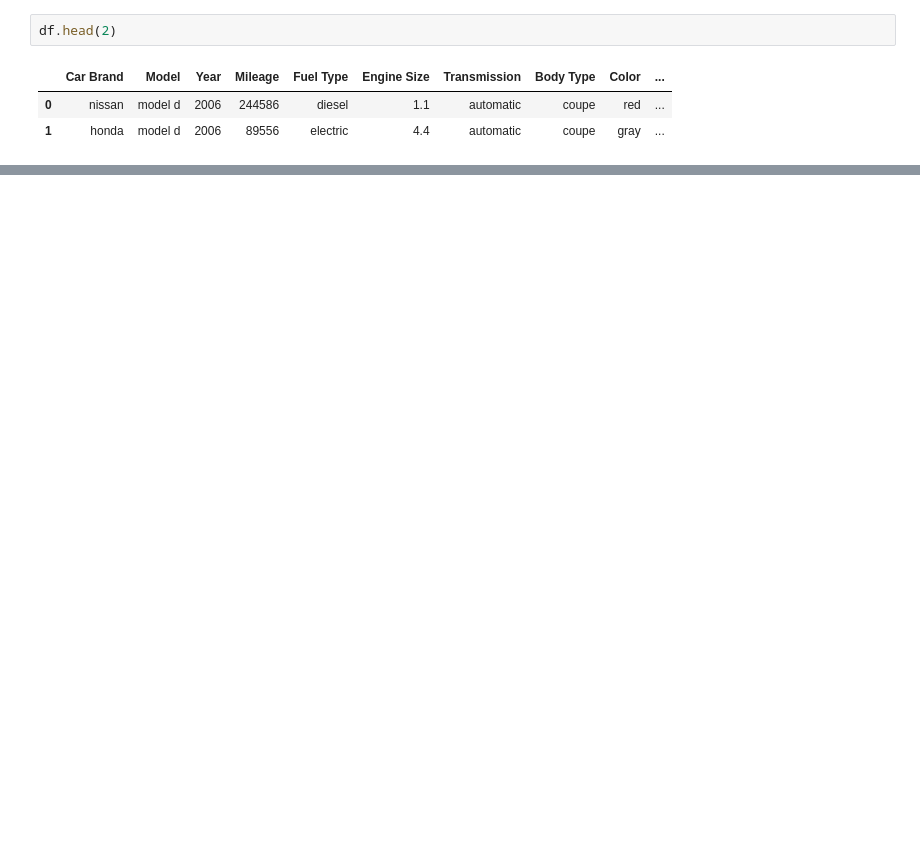
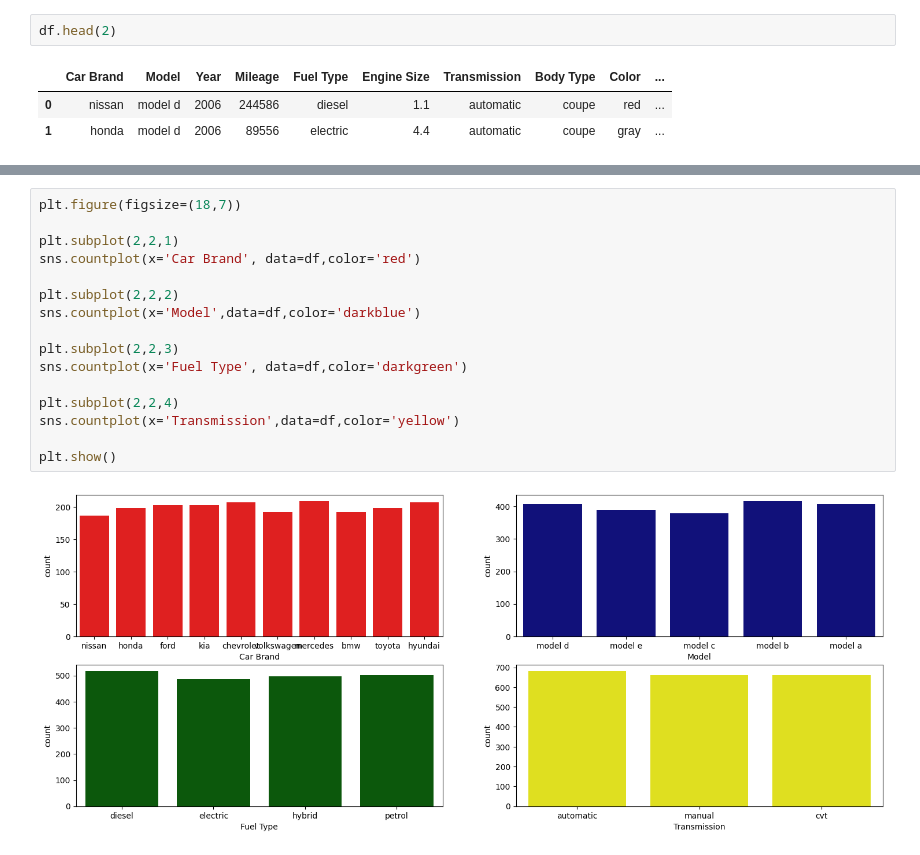
Before and after one commit to Lakshman895/CarPricePrediction, a Jupyter notebook: notebook/eda.ipynb, the cells around one changed output, grey strips where cells are left out. Saved outputs shown, nothing was run; the diff lists cells and outputs as text; blank space fills up the shorter version.

```diff
--- a/notebook/eda.ipynb
+++ b/notebook/eda.ipynb
@@ -243,0 +274,18 @@ plt.show()
+# %%
+plt.figure(figsize=(18,7))
+
+plt.subplot(2,2,1)
+sns.countplot(x='Car Brand', data=df,color='red')
+
+plt.subplot(2,2,2)
+sns.countplot(x='Model',data=df,color='darkblue')
+
+plt.subplot(2,2,3)
+sns.countplot(x='Fuel Type', data=df,color='darkgreen')
+
+plt.subplot(2,2,4)
+sns.countplot(x='Transmission',data=df,color='yellow')
+
+plt.show()
+# %% [output]
+[figure, added]
```
Also changed, not shown: parts of 6 cells of this notebook.
